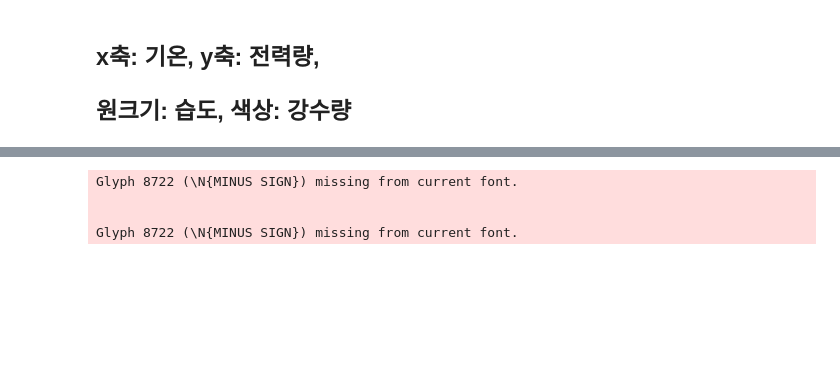
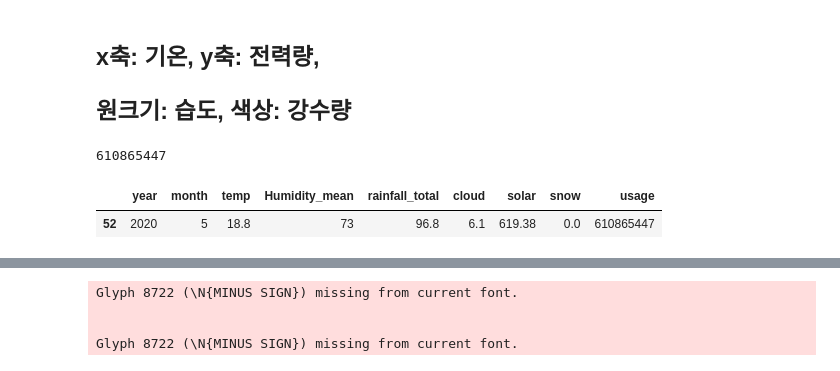
Before and after one commit to ThatHomr/Project_3, a Jupyter notebook: psj_reference/visual_pv1.ipynb, the cells around one changed output, grey strips where cells are left out. Saved outputs shown, nothing was run; the diff lists cells and outputs as text; code cells hidden in the pictures; blank space fills up the shorter version.

```diff
--- a/psj_reference/visual_pv1.ipynb
+++ b/psj_reference/visual_pv1.ipynb
@@ -164,6 +164,15 @@ fig = go.Figure(data=[scatter], layout=layout)
 
 # 그래프 출력
 fig.show()
+# %%
+kw_df['usage'].min()
+# %% [output]
+610865447
+# %%
+kw_df.query("usage == 610865447")
+# %% [output]
+|  | year | month | temp | Humidity_mean | rainfall_total | cloud | solar | snow | usage |
+| 52 | 2020 | 5 | 18.8 | 73 | 96.8 | 6.1 | 619.38 | 0.0 | 610865447 |
 # %%
 # Box plot 생성
 box = go.Box(x=kw_df['temp'], y=kw_df['usage'], boxpoints='all')
```
Also changed, not shown: parts of 1 cell of this notebook, 3 other files.
